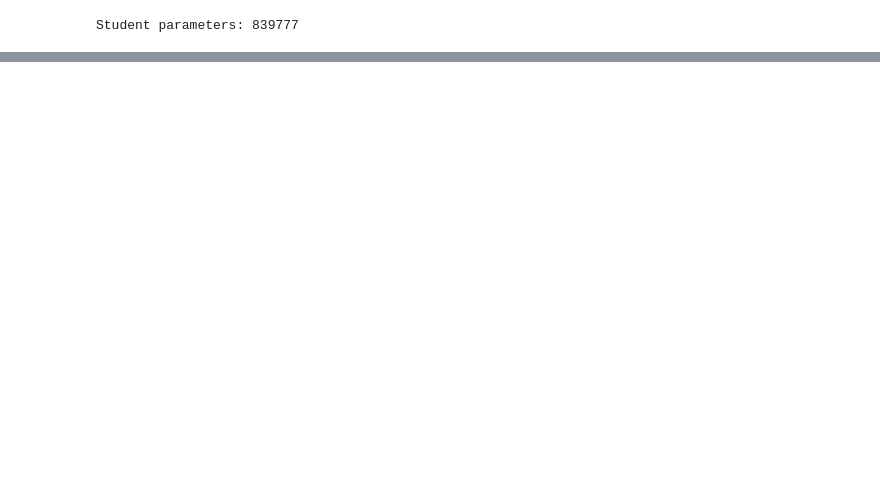
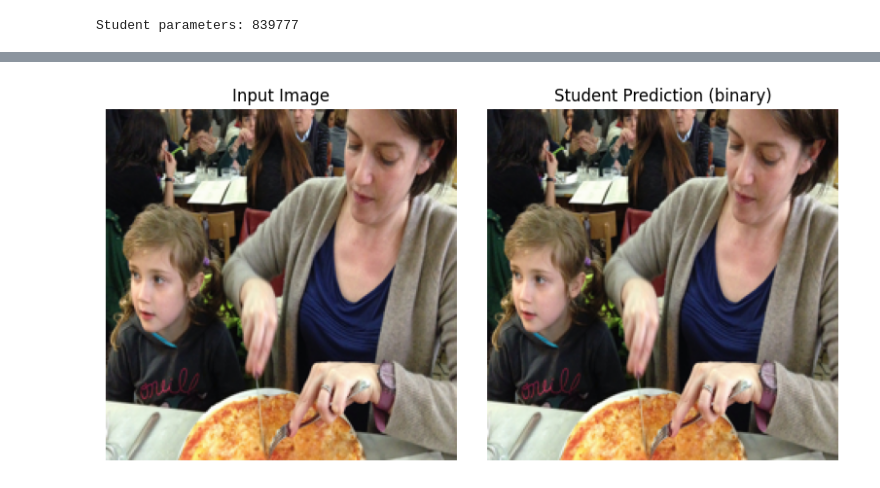
Before and after one commit to fayeeea/kd-unet, a Jupyter notebook: test.ipynb, the cells around one changed output, grey strips where cells are left out. Saved outputs shown, nothing was run; the diff lists cells and outputs as text; code cells hidden in the pictures; blank space fills up the shorter version.

```diff
--- a/test.ipynb
+++ b/test.ipynb
@@ -277,0 +388,29 @@ AssertionError: Torch not compiled with CUDA enabled
+# %%
+input_tensor = img.unsqueeze(0).cuda()
+
+with torch.no_grad():
+    student_mask = student(input_tensor)  # [1, 1, H, W]
+    student_mask = (student_mask > 0.5).float().squeeze().cpu()  # [H, W]
+
+# 원본 이미지 처리 (normalize 해제)
+img_np = input_tensor.squeeze().permute(1,2,0).cpu().numpy()
+img_np = img_np * [0.229, 0.224, 0.225] + [0.485, 0.456, 0.406]
+img_np = np.clip(img_np, 0, 1)
+
+# 시각화
+plt.figure(figsize=(8,4))
+
+plt.subplot(1,2,1)
+plt.imshow(img_np)
+plt.title("Input Image")
+plt.axis("off")
+
+plt.subplot(1,2,2)
+plt.imshow(img_np*student_mask.unsqueeze(-1).numpy(), cmap="gray")
+plt.title("Student Prediction (binary)")
+plt.axis("off")
+
+plt.tight_layout()
+plt.show()
+# %% [output]
+[figure, added]
```
Also changed, not shown: parts of 9 cells of this notebook.
